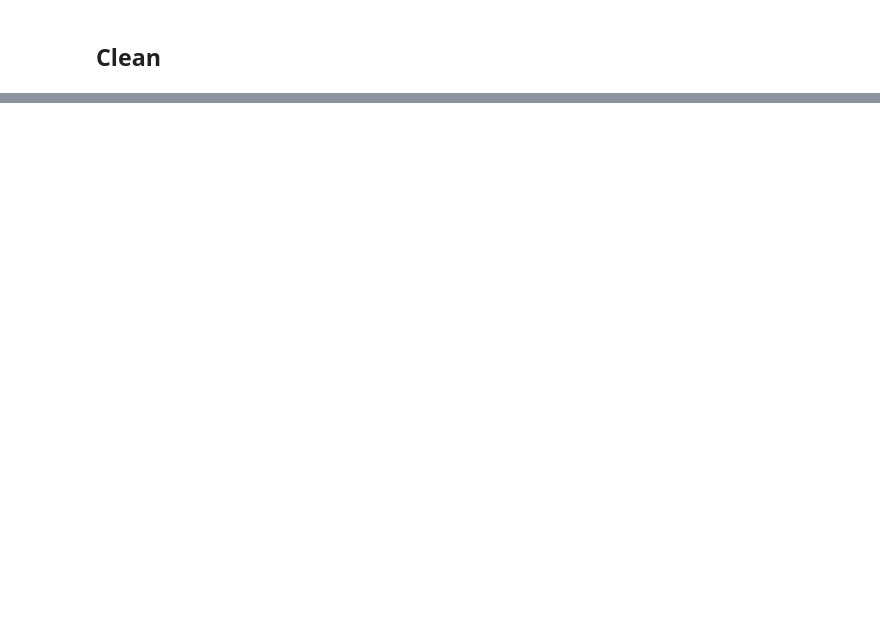
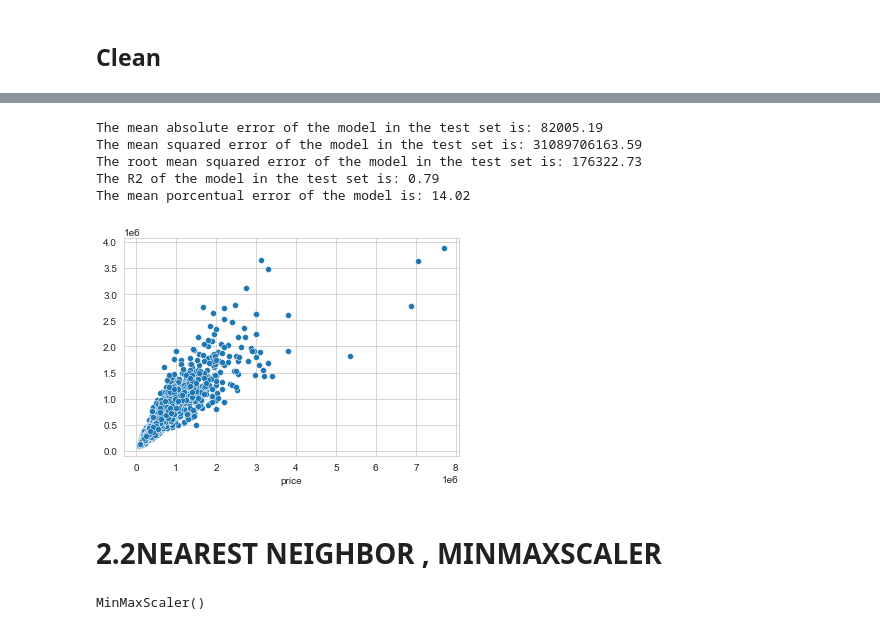
Before and after one commit to urgpan/quijoman, a Jupyter notebook: python/Juan_regression_data.ipynb, the cells around one changed output, grey strips where cells are left out. Cells and saved outputs as stored; diff of their text form; code cells hidden in the pictures; blank space fills up the shorter version.

```diff
--- a/python/Juan_regression_data.ipynb
+++ b/python/Juan_regression_data.ipynb
@@ -479,0 +237,2 @@ reg.score(x_test, y_test)
+# %%
+data.columns=list(map(lambda x: x.lower(),data.columns))
@@ -479,0 +403,3 @@ reg.score(x_test, y_test)
+# %%
+y21 = data['price']
+X21 = data.drop(['price'],axis=1)
@@ -479,0 +410,11 @@ reg.score(x_test, y_test)
+# %%
+model21, predictions21 = train_test_model(KNeighborsRegressor(n_neighbors=5),data_train_sc21, data_test_sc21, y_train21, y_test21)
+# %% [output]
+The mean absolute error of the model in the test set is: 82005.19
+The mean squared error of the model in the test set is: 31089706163.59
+The root mean squared error of the model in the test set is: 176322.73
+The R2 of the model in the test set is: 0.79
+The mean porcentual error of the model is: 14.02
+[figure, added]
+# %% [markdown]
+# 2.2NEAREST NEIGHBOR , MINMAXSCALER
@@ -479,0 +426,4 @@ reg.score(x_test, y_test)
+# %%
+data_train_sc22, data_test_sc22, X_train22, X_test22, y_train22, y_test22 = train_test_scale(X22, y22, MinMaxScaler(), 100)
+# %% [output]
+MinMaxScaler()
```
Also changed, not shown: parts of 192 cells of this notebook.
